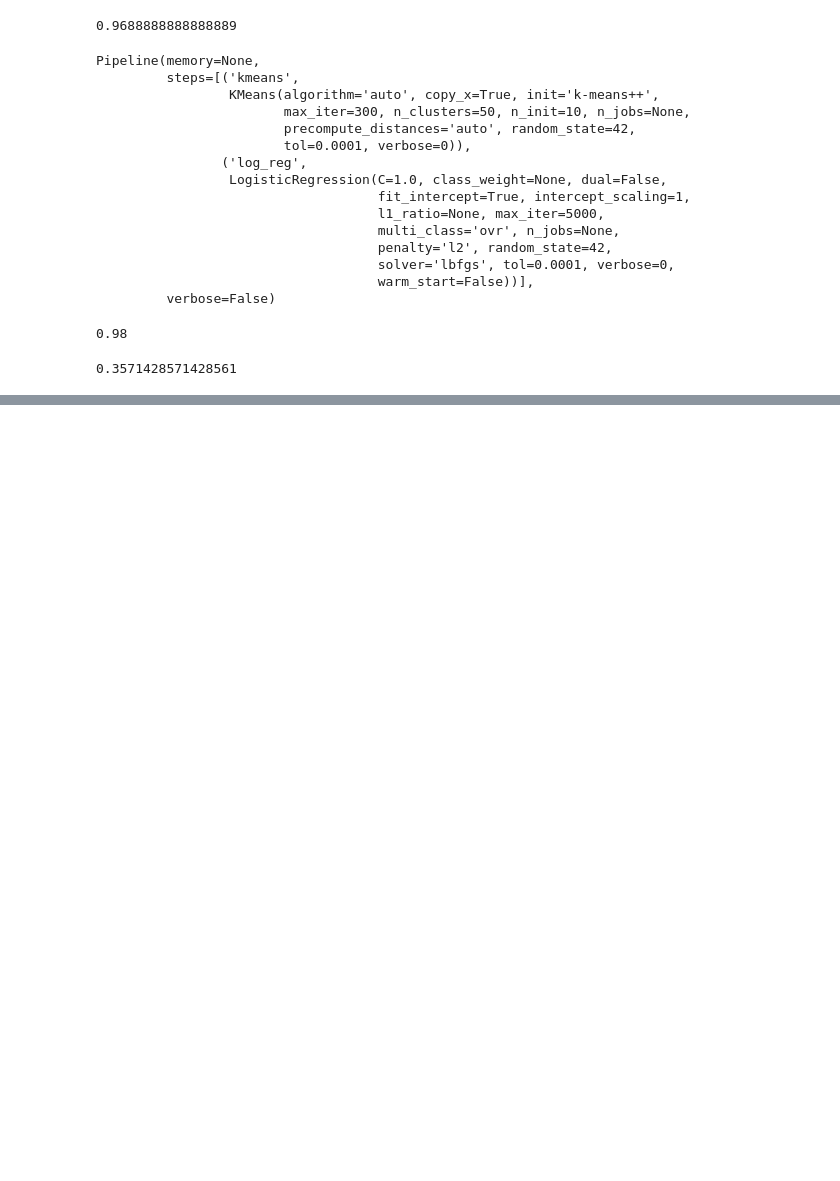
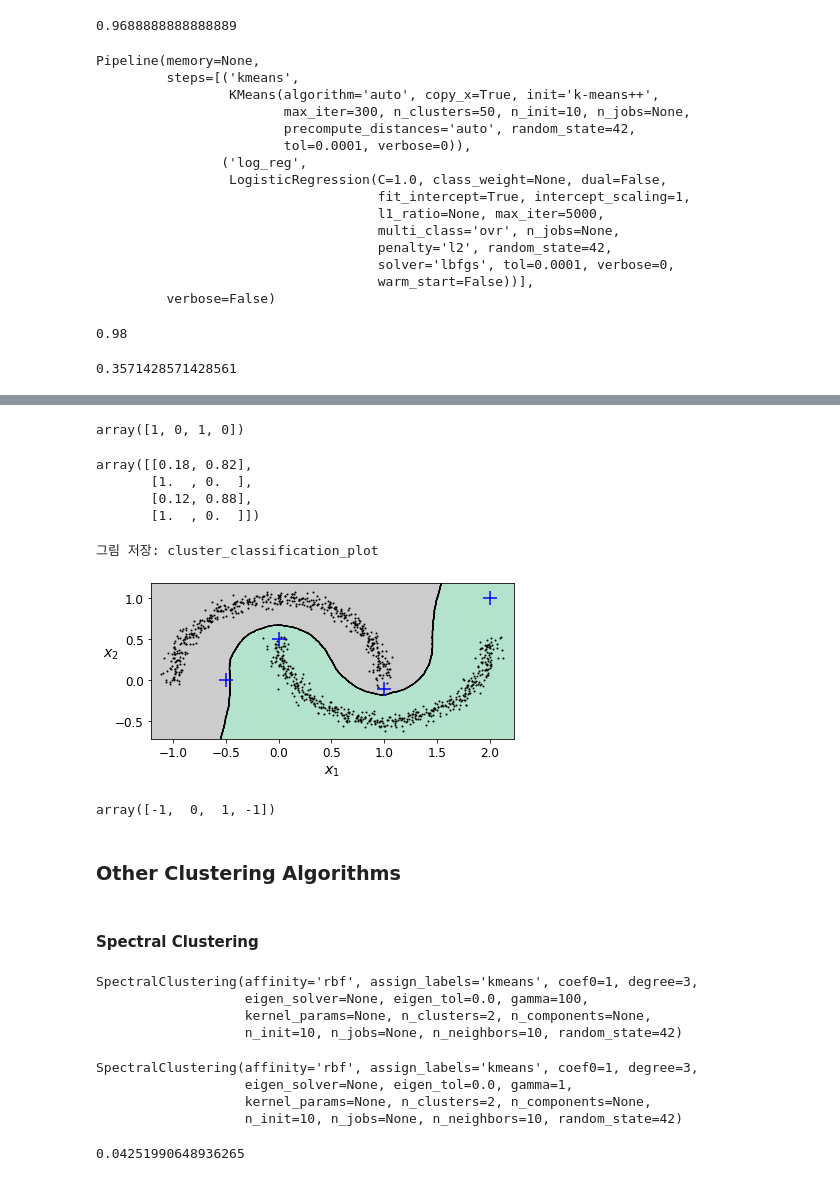
Before and after one commit to nhm0819/Hands_on_ML, a Jupyter notebook: Clustering.ipynb, the cells around one changed output, grey strips where cells are left out. Drawn from its saved outputs; the diff is of its cells as text; code cells hidden in the pictures; blank space fills up the shorter version.

```diff
--- a/Clustering.ipynb
+++ b/Clustering.ipynb
@@ -755,0 +899,2 @@ grid_clf.score(X_test, y_test)
+# %%
+dbscan = dbscan2
@@ -755,0 +910,54 @@ grid_clf.score(X_test, y_test)
+# %%
+X_new = np.array([[-0.5, 0], [0, 0.5], [1, -0.1], [2, 1]])
+knn.predict(X_new)
+# %% [output]
+array([1, 0, 1, 0])
+# %%
+knn.predict_proba(X_new)
+# %% [output]
+array([[0.18, 0.82],
+       [1.  , 0.  ],
+       [0.12, 0.88],
+       [1.  , 0.  ]])
+# %%
+plt.figure(figsize=(6,3))
+plot_decision_boundaries(knn, X, show_centroids=False)
+plt.scatter(X_new[:, 0], X_new[:, 1], c="b", marker="+", s=200, zorder=10)
+# save_fig("cluster_classification_plot")
+plt.show()
+# %% [output]
+그림 저장: cluster_classification_plot
+[figure, added]
+# %%
+y_dist, y_pred_idx = knn.kneighbors(X_new, n_neighbors=1)
+y_pred = dbscan.labels_[dbscan.core_sample_indices_][y_pred_idx]
+y_pred[y_dist > 0.2] = -1
+y_pred.ravel()
+# %% [output]
+array([-1,  0,  1, -1])
+# %% [markdown]
+### Other Clustering Algorithms
+# %% [markdown]
+#### Spectral Clustering
+# %%
+from sklearn.cluster import SpectralClustering
+
+sc1 = SpectralClustering(n_clusters=2, gamma=100, random_state=42)
+sc1.fit(X)
+# %% [output]
+SpectralClustering(affinity='rbf', assign_labels='kmeans', coef0=1, degree=3,
+                   eigen_solver=None, eigen_tol=0.0, gamma=100,
+                   kernel_params=None, n_clusters=2, n_components=None,
+                   n_init=10, n_jobs=None, n_neighbors=10, random_state=42)
+# %%
+sc2 = SpectralClustering(n_clusters=2 ,gamma=1, random_state=42)
+sc2.fit(X)
+# %% [output]
+SpectralClustering(affinity='rbf', assign_labels='kmeans', coef0=1, degree=3,
+                   eigen_solver=None, eigen_tol=0.0, gamma=1,
+                   kernel_params=None, n_clusters=2, n_components=None,
+                   n_init=10, n_jobs=None, n_neighbors=10, random_state=42)
+# %%
+np.percentile(sc1.affinity_matrix_, 95)
+# %% [output]
+0.04251990648936265
```
Also changed, not shown: parts of 89 cells of this notebook, 11 other files.
